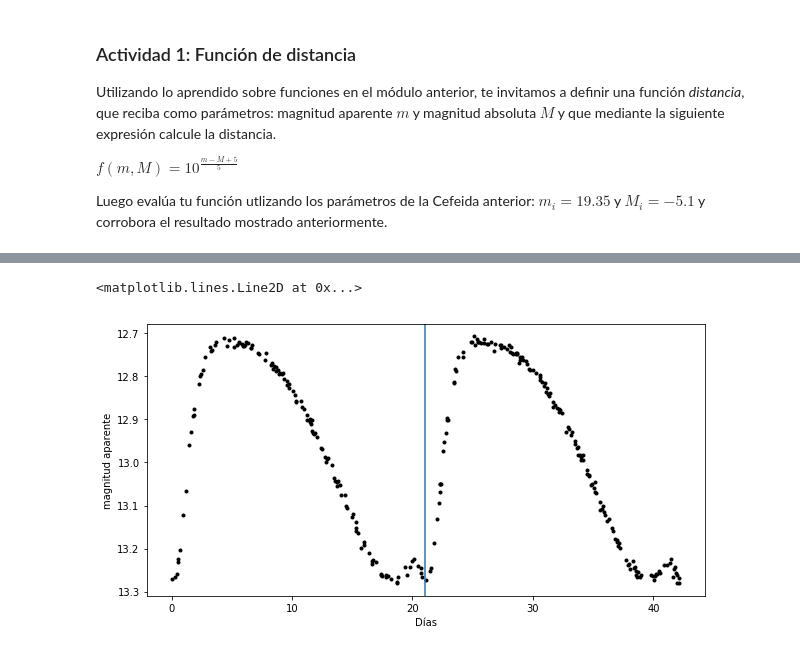
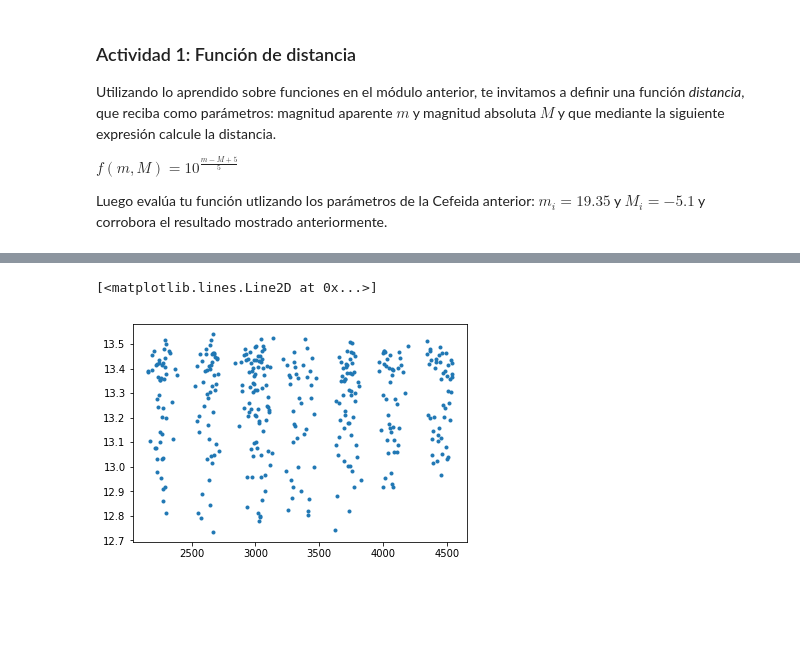
Before and after one commit to cazadorasdeestrellas/Cazadoras-de-Estrellas, a Jupyter notebook: Estrellas Variables.ipynb, the cells around one changed output, grey strips where cells are left out. Drawn from its saved outputs; the diff is of its cells as text; code cells hidden in the pictures; blank space fills up the shorter version.

Commit message:
changes o Estrellas Variables notebook

```diff
--- a/Estrellas Variables.ipynb
+++ b/Estrellas Variables.ipynb
@@ -289,19 +141,17 @@ curva = pd.read_csv(nombre_curva)
+# %%
+# Cargar curva a una tabla
+
+nombre_archivo = 'datos/I/OGLE-LMC-RRLYR-09258.dat'
+tabla = pd.read_csv(nombre_archivo)
 # %%
-#Separa en dos variables cada columna: dia y magnitud
+# Separar en dos listas magnitud y periodo
 
-mag = curva.mag
-dia = curva.dia
+mag = tabla.mag
+dia = tabla.dia
-# %%
-#Grafica aqui tu curva de luz: magnitud vs tiempo
-
-#Ahora el grafico muestra la real forma
-plt.figure(figsize=(10,5))
-plt.plot(dia, mag, 'k.')
-plt.xlabel('Días')
-plt.ylabel('magnitud aparente')
-plt.gca().invert_yaxis()  #Invierte el eje y (la escala de magnitudes está al reves)
-
-plt.axvline(21)  #Usa esta linea como guia para encontrar el periodo
-# %% [output]
-<matplotlib.lines.Line2D at 0x...>
-[figure, removed]
+# %%
+# Graficar  mag vs dia
+
+plt.plot(dia, mag, '.')
+# %% [output]
+[<matplotlib.lines.Line2D at 0x...>]
+[figure, added]
```
Also changed, not shown: parts of 24 cells of this notebook.
